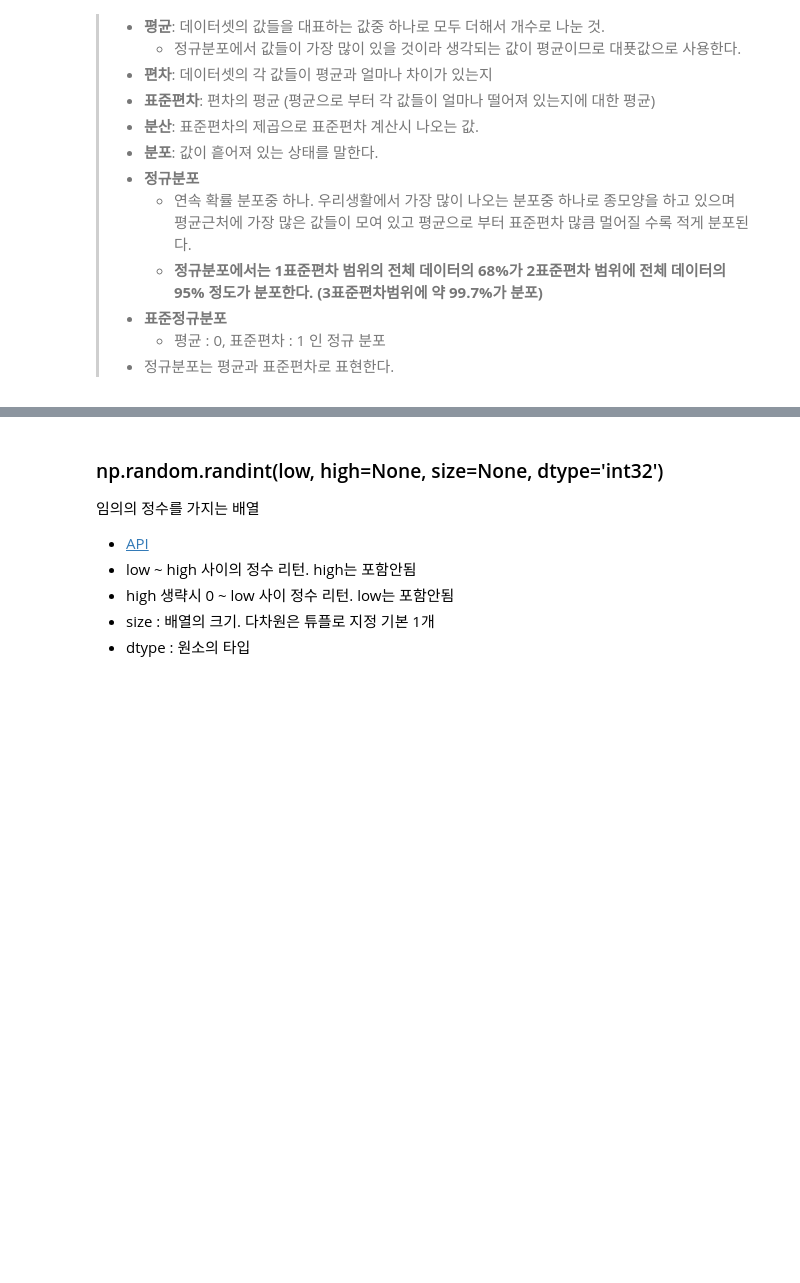
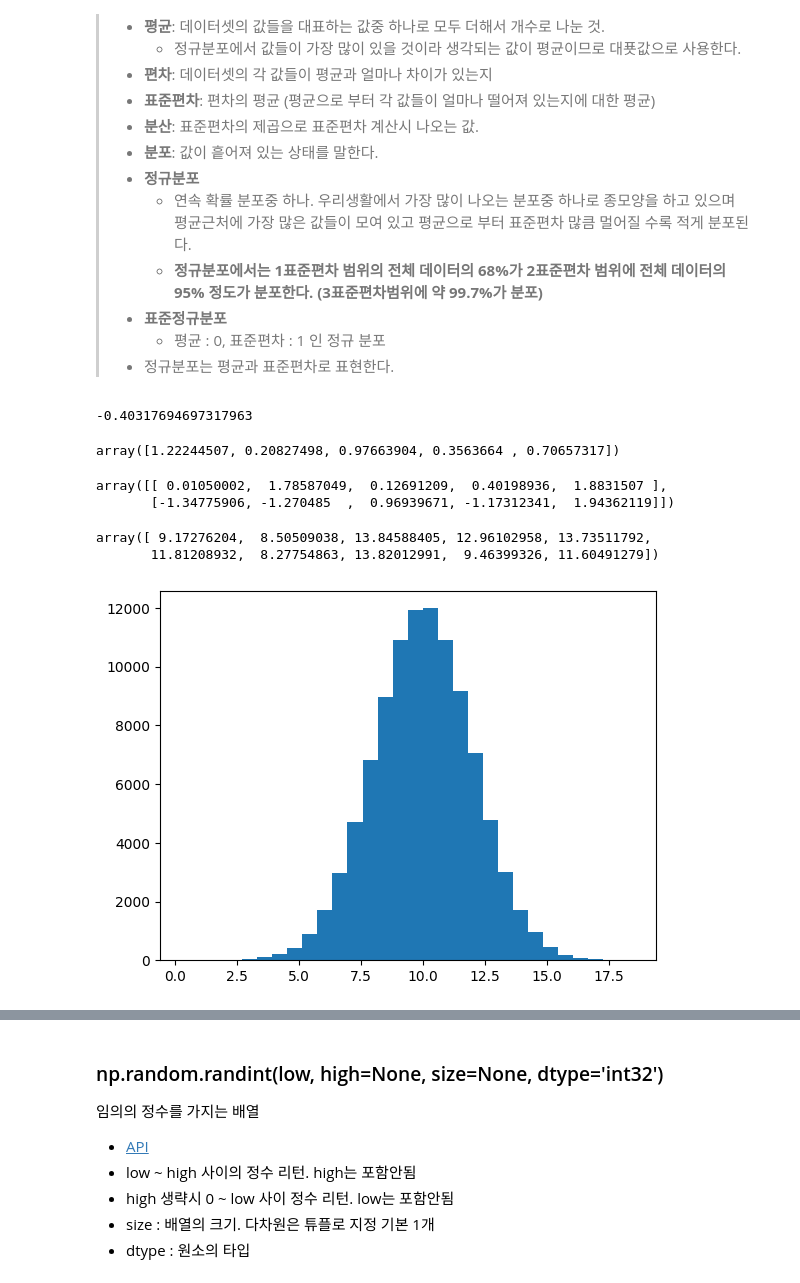
Before and after one commit to LeeJUHO127/DA-35, a Jupyter notebook: 05_numpy_opencv/01-Numpy개요_배열생성_.ipynb, the cells around one changed output, grey strips where cells are left out. Drawn from its saved outputs; the diff is of its cells as text; code cells hidden in the pictures; blank space fills up the shorter version.

```diff
--- a/05_numpy_opencv/01-Numpy개요_배열생성_.ipynb
+++ b/05_numpy_opencv/01-Numpy개요_배열생성_.ipynb
@@ -190,3 +432,29 @@ start에서 stop 범위에서 step의 일정한 간격의 값들로 구성된
 > -   **표준정규분포**
 >     -   평균 : 0, 표준편차 : 1 인 정규 분포
 > -   정규분포는 평균과 표준편차로 표현한다.
+# %%
+np.random.normal()  # 한개, 평균: 0, 표준편차: 1 (표준정규분포)
+# %% [output]
+-0.40317694697317963
+# %%
+np.random.normal(size=5)
+# %% [output]
+array([1.22244507, 0.20827498, 0.97663904, 0.3563664 , 0.70657317])
+# %%
+np.random.normal(size=(2, 5))
+# %% [output]
+array([[ 0.01050002,  1.78587049,  0.12691209,  0.40198936,  1.8831507 ],
+       [-1.34775906, -1.270485  ,  0.96939671, -1.17312341,  1.94362119]])
+# %%
+np.random.normal(loc=10, scale=2, size=10)  # 평균: loc, 표준편차: scale
+# %% [output]
+array([ 9.17276204,  8.50509038, 13.84588405, 12.96102958, 13.73511792,
+       11.81208932,  8.27754863, 13.82012991,  9.46399326, 11.60491279])
+# %%
+import matplotlib.pyplot as plt
+v = np.random.normal(loc=10, scale=2, size=100000)
+# print(v.shape)
+plt.hist(v, bins=30)
+plt.show()
+# %% [output]
+[figure, added]
```
Also changed, not shown: parts of 41 cells of this notebook.
